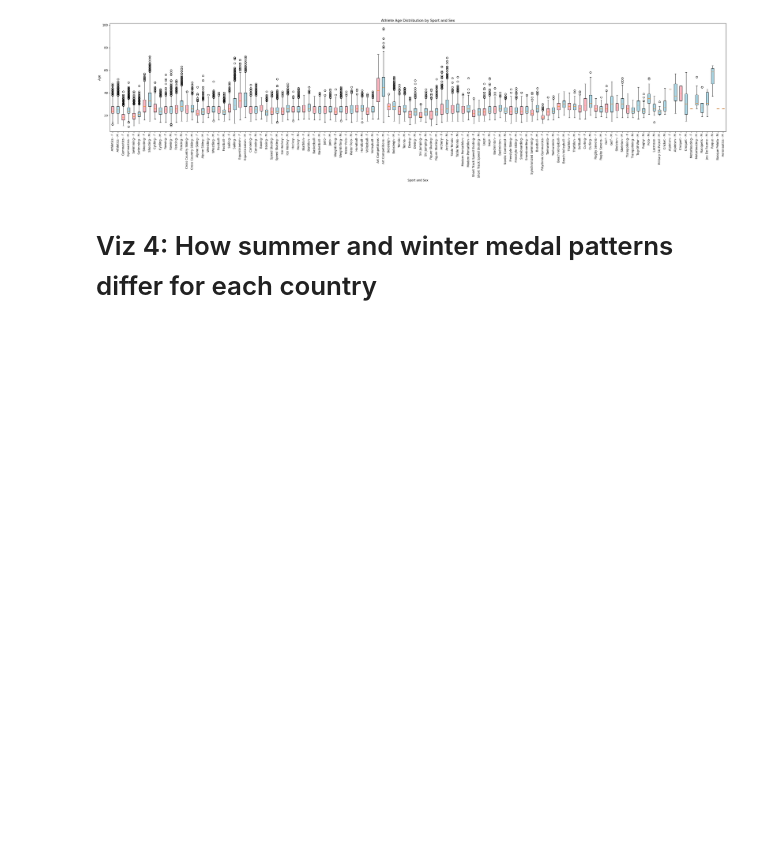
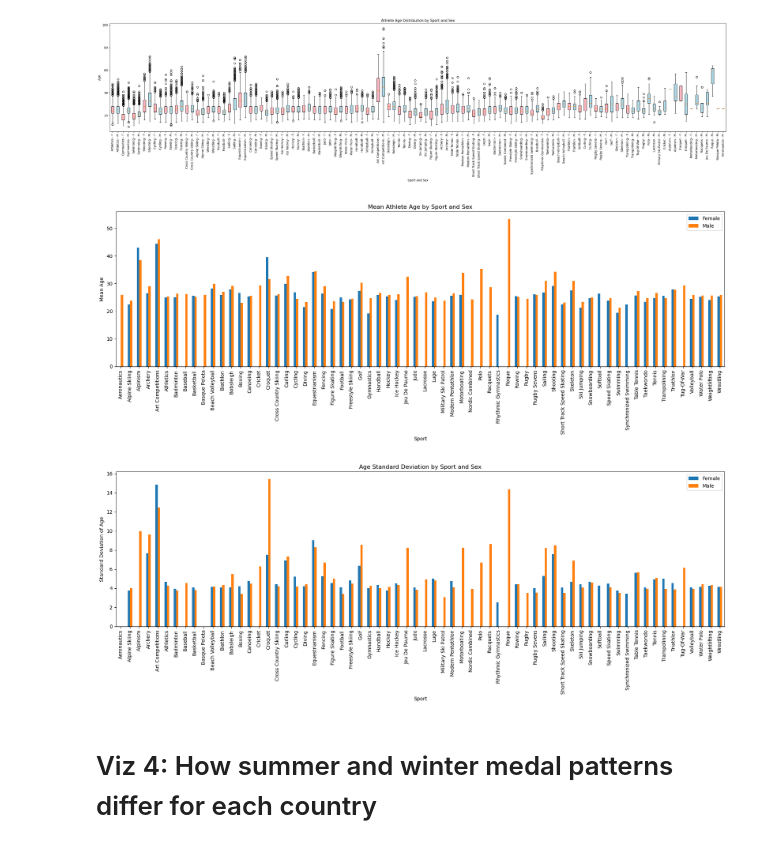
Before and after one commit to ahmed-52/ORIE-3120-Project, a Jupyter notebook: project.ipynb, the cells around one changed output. Cells and saved outputs as stored; diff of their text form; code cells hidden in the pictures; blank space fills up the shorter version.

```diff
--- a/project.ipynb
+++ b/project.ipynb
@@ -208,6 +208,35 @@ plt.tight_layout()
 plt.show()
 # %% [output]
 [figure]
+# %%
+age_df = df[['Sport', 'Sex', 'Age']].dropna()
+age_df = age_df[(age_df['Sex'] == 'M') | (age_df['Sex'] == 'F')]
+
+stats_df = age_df.groupby(['Sport', 'Sex'])['Age'].agg(['mean', 'std']).unstack()
+
+mean_df = stats_df['mean']
+std_df = stats_df['std']
+
+mean_df.plot(kind='bar', figsize=(18, 7))
+plt.xlabel('Sport')
+plt.ylabel('Mean Age')
+plt.title('Mean Athlete Age by Sport and Sex')
+plt.xticks(rotation=90)
+plt.legend(['Female', 'Male'])
+plt.tight_layout()
+plt.show()
+
+std_df.plot(kind='bar', figsize=(18, 7))
+plt.xlabel('Sport')
+plt.ylabel('Standard Deviation of Age')
+plt.title('Age Standard Deviation by Sport and Sex')
+plt.xticks(rotation=90)
+plt.legend(['Female', 'Male'])
+plt.tight_layout()
+plt.show()
+# %% [output]
+[figure, added]
+[figure, added]
 # %% [markdown]
 # Viz 4: How summer and winter medal patterns differ for each country
 # %%
```
